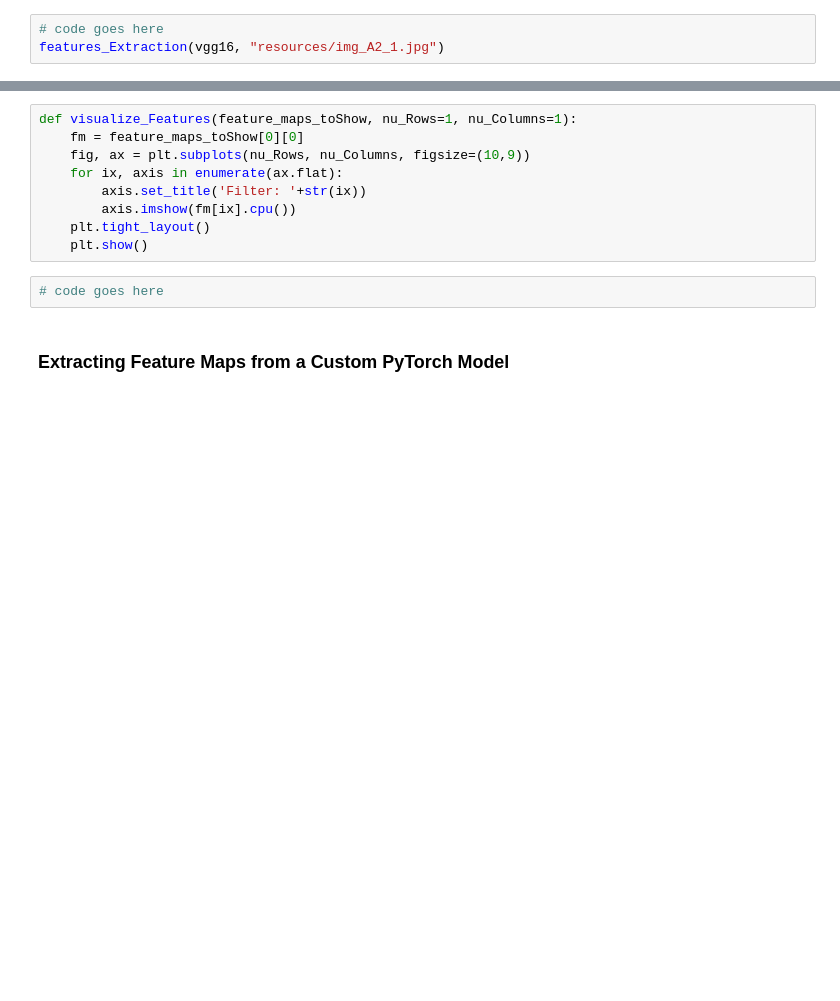
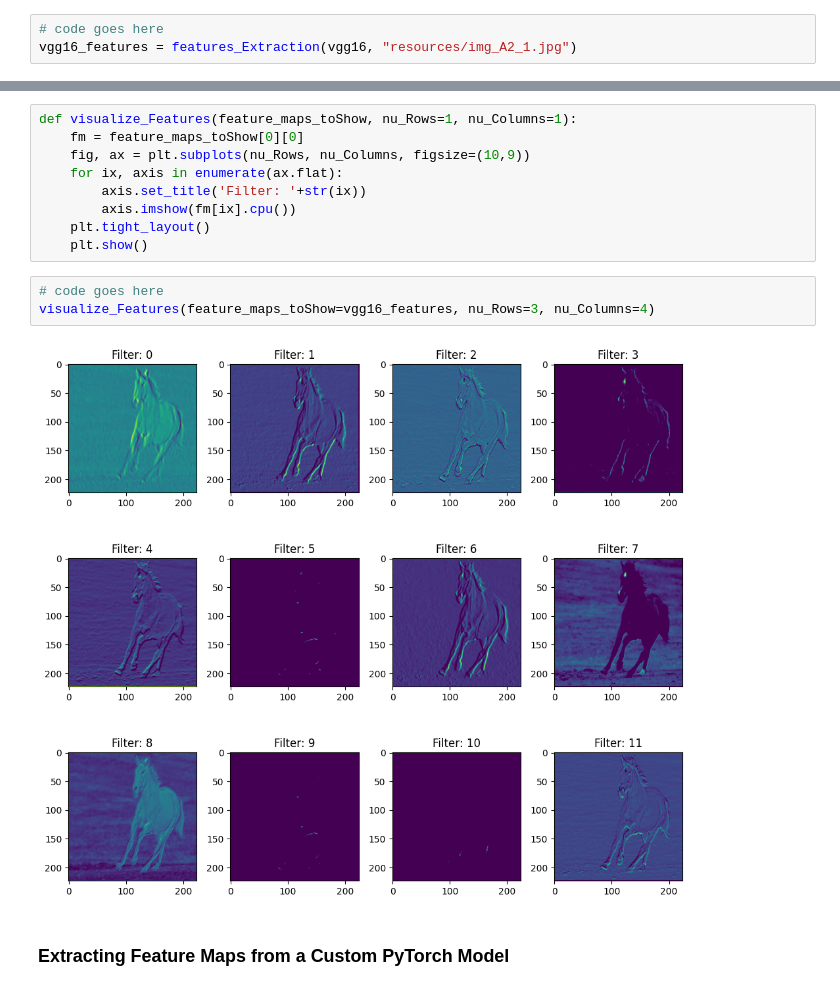
Before and after one commit to Mehran7213/Computer_vision_UE, a Jupyter notebook: assignment 2/Assignment-2.ipynb, the cells around one changed output, grey strips where cells are left out. Saved outputs shown, nothing was run; the diff lists cells and outputs as text; blank space fills up the shorter version.

```diff
--- a/assignment 2/Assignment-2.ipynb
+++ b/assignment 2/Assignment-2.ipynb
@@ -137,6 +131,6 @@ def features_Extraction(input_model, input_Image):
     return feature_maps
 # %%
 # code goes here
-features_Extraction(vgg16, "resources/img_A2_1.jpg")
+vgg16_features = features_Extraction(vgg16, "resources/img_A2_1.jpg")
 # %% [output]
 Shape of feature maps: torch.Size([1, 64, 224, 224])
@@ -183,6 +160,9 @@ def visualize_Features(feature_maps_toShow, nu_Rows=1, nu_Columns=1):
     plt.show()
 # %%
 # code goes here
+visualize_Features(feature_maps_toShow=vgg16_features, nu_Rows=3, nu_Columns=4)
+# %% [output]
+[figure, added]
 # %% [markdown]
 <a name="Extracting-Feature-Maps-from-a-Custom-PyTorch-Model<"></a><h3>Extracting Feature Maps from a Custom PyTorch Model</h3>
 # %% [markdown]
```
Also changed, not shown: parts of 2 cells of this notebook.
